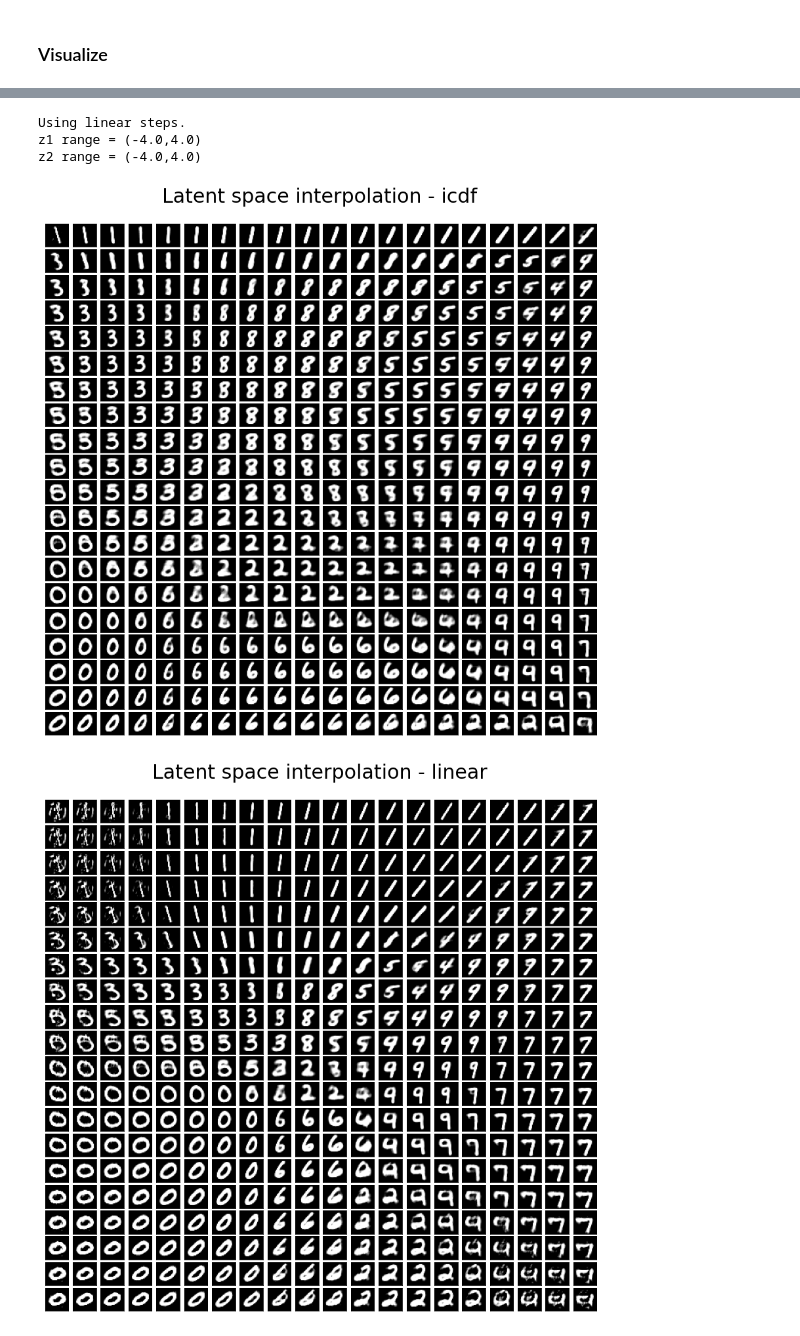
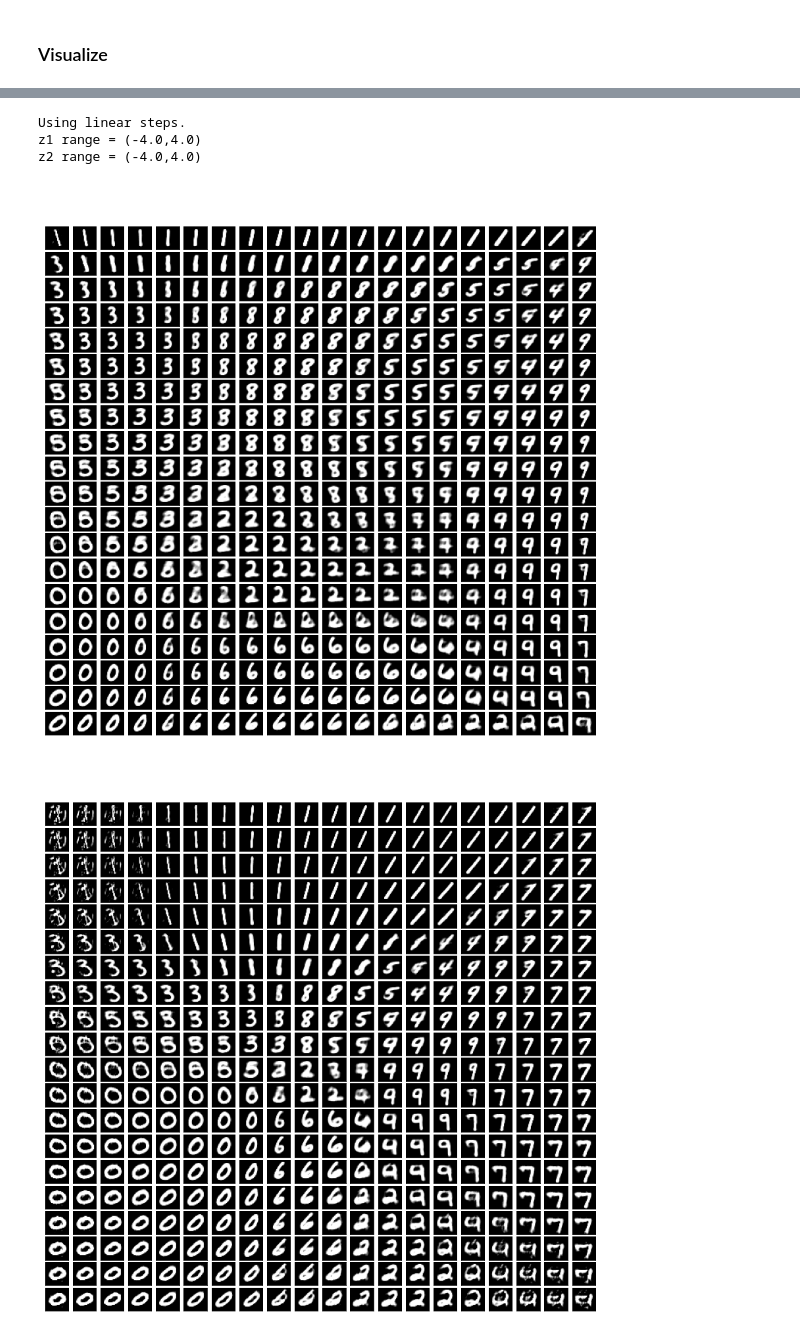
Before and after one commit to mhsiu01/vae, a Jupyter notebook: vae.ipynb, the cells around one changed output, grey strips where cells are left out. Saved outputs shown, nothing was run; the diff lists cells and outputs as text; code cells hidden in the pictures.

Commit message:
Added color option to visualization titles

```diff
--- a/vae.ipynb
+++ b/vae.ipynb
@@ -353,6 +364,6 @@ def sample_prior(n,dec,mean_data,std_data,device,k=2):
     return imgs
 # %%
-def interpolate(dec, dim, device, probs=None, WH=None, steps=(9,9)):
+def interpolate(dec, dim, device, probs=None, WH=None, steps=(9,9), color='black'):
     fig,axes = plt.subplots(nrows=steps[1],ncols=steps[0], figsize=(12,12))
     imgs = []
     if probs is not None:
@@ -362,14 +373,14 @@ def interpolate(dec, dim, device, probs=None, WH=None, steps=(9,9)):
         normal = Normal(loc=0.0, scale=1.0)
         z1 = normal.icdf(probs_x)
         z2 = normal.icdf(probs_y)
-        fig.suptitle("Latent space interpolation - icdf", fontsize=30)
+        fig.suptitle("Latent space interpolation - icdf", fontsize=30, color=color)
         print("Using icdf.")
     elif WH is not None:
         # Equal-sized steps through latent space
         W,H = WH
         z1 = torch.linspace(-W,W,steps[0])
         z2 = torch.linspace(-H,H,steps[1])
-        fig.suptitle("Latent space interpolation - linear", fontsize=30)
+        fig.suptitle("Latent space interpolation - linear", fontsize=30, color=color)
         print("Using linear steps.")
     print(f"z1 range = ({z1.min()},{z1.max()}) ")
     print(f"z2 range = ({z2.min()},{z2.max()}) ")
@@ -428,13 +438,13 @@ imgs = sample_prior(80,dec,mean_data,std_data,device)
 # %%
-imgs = interpolate(dec, dim, device, probs=(0.01,0.99), WH=None, steps=(20,20))
-imgs = interpolate(dec, dim, device, probs=None, WH=(4.0,4.0), steps=(20,20))
+imgs = interpolate(dec, dim, device, probs=(0.01,0.99), WH=None, steps=(20,20), color='white')
+imgs = interpolate(dec, dim, device, probs=None, WH=(4.0,4.0), steps=(20,20), color='white')
 # %% [output]
 Using icdf.
 z1 range = (-2.326348304748535,2.326348304748535)
 z2 range = (-2.326348304748535,2.326348304748535)
 Using linear steps.
 z1 range = (-4.0,4.0)
 z2 range = (-4.0,4.0)
-[figure, old version]
+[figure, new version]
-[figure, old version]
+[figure, new version]
 # %%
```
Also changed, not shown: parts of 5 cells of this notebook.
